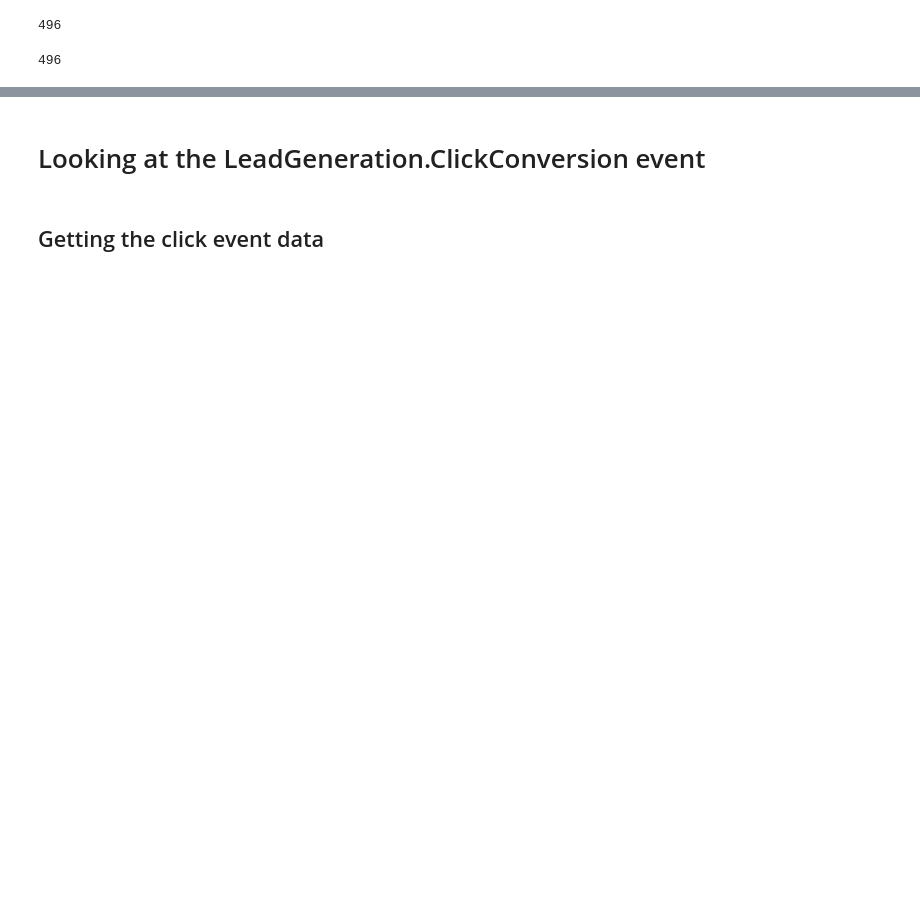
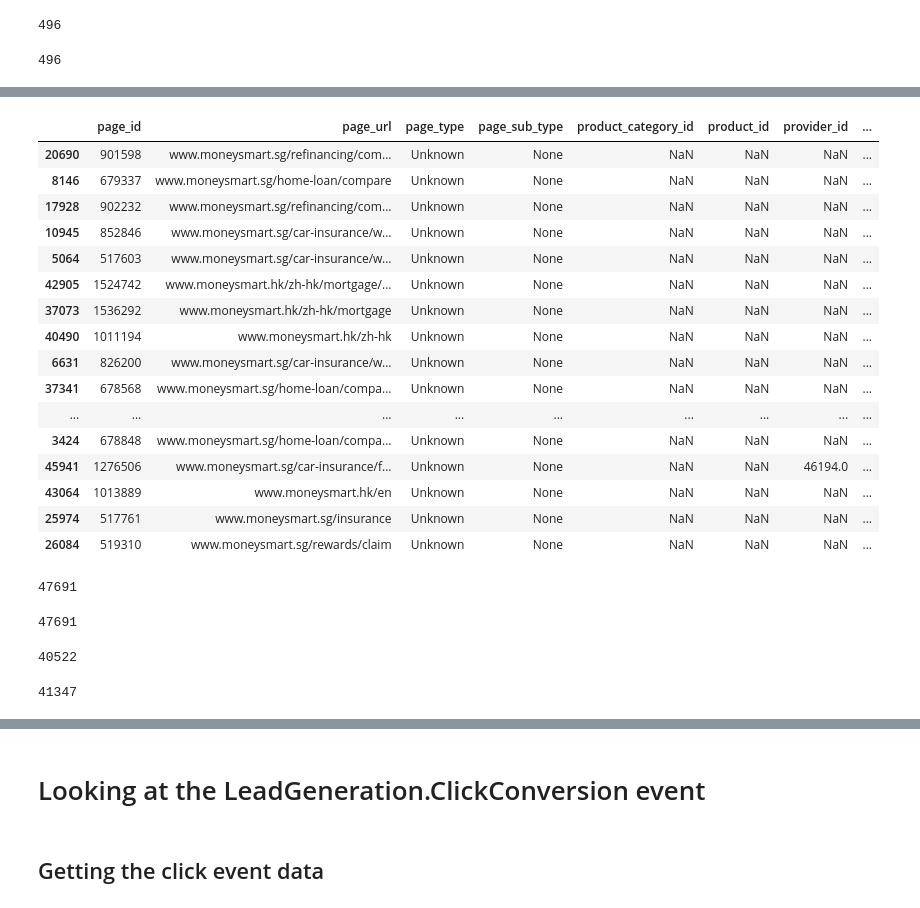
Before and after one commit to moneysmartco/blog-jupyter-notebooks, a Jupyter notebook: apply_click_analyis.ipynb, the cells around one changed output, grey strips where cells are left out. Cells and saved outputs as stored; diff of their text form; code cells hidden in the pictures; blank space fills up the shorter version.

```diff
--- a/apply_click_analyis.ipynb
+++ b/apply_click_analyis.ipynb
@@ -95,0 +779,2 @@ len(providers_channels)
+# %%
+pages_types_merged_dev = pages_types_combined.merge(page_type_merged_col, how="left", left_index=True, right_index=True)
@@ -95,0 +802,20 @@ len(providers_channels)
+# %%
+pages_types_merged_dev[(pages_types_merged_dev.page_type_merged=="misc_shop") & (pages_types_merged_dev.page_sub_type_merged=="unknown")].sort_values("event_count_athena", ascending = False).head(20)
+# %% [output]
+|  | page_id | page_url | page_type | page_sub_type | product_category_id | product_id | provider_id | ... |
+| 20690 | 901598 | www.moneysmart.sg/refinancing/com... | Unknown | None | NaN | NaN | NaN | ... |
+| 8146 | 679337 | www.moneysmart.sg/home-loan/compare | Unknown | None | NaN | NaN | NaN | ... |
+| 17928 | 902232 | www.moneysmart.sg/refinancing/com... | Unknown | None | NaN | NaN | NaN | ... |
+| 10945 | 852846 | www.moneysmart.sg/car-insurance/w... | Unknown | None | NaN | NaN | NaN | ... |
+| 5064 | 517603 | www.moneysmart.sg/car-insurance/w... | Unknown | None | NaN | NaN | NaN | ... |
+| 42905 | 1524742 | www.moneysmart.hk/zh-hk/mortgage/... | Unknown | None | NaN | NaN | NaN | ... |
+| 37073 | 1536292 | www.moneysmart.hk/zh-hk/mortgage | Unknown | None | NaN | NaN | NaN | ... |
+| 40490 | 1011194 | www.moneysmart.hk/zh-hk | Unknown | None | NaN | NaN | NaN | ... |
+| 6631 | 826200 | www.moneysmart.sg/car-insurance/w... | Unknown | None | NaN | NaN | NaN | ... |
+| 37341 | 678568 | www.moneysmart.sg/home-loan/compa... | Unknown | None | NaN | NaN | NaN | ... |
+| ... | ... | ... | ... | ... | ... | ... | ... | ... |
+| 3424 | 678848 | www.moneysmart.sg/home-loan/compa... | Unknown | None | NaN | NaN | NaN | ... |
+| 45941 | 1276506 | www.moneysmart.sg/car-insurance/f... | Unknown | None | NaN | NaN | 46194.0 | ... |
+| 43064 | 1013889 | www.moneysmart.hk/en | Unknown | None | NaN | NaN | NaN | ... |
+| 25974 | 517761 | www.moneysmart.sg/insurance | Unknown | None | NaN | NaN | NaN | ... |
+| 26084 | 519310 | www.moneysmart.sg/rewards/claim | Unknown | None | NaN | NaN | NaN | ... |
@@ -95,0 +826,17 @@ len(providers_channels)
+# %%
+len(pages_types_merged)
+# %% [output]
+47691
+# %%
+len(pages)
+# %% [output]
+47691
+# %%
+# we should have fewer grouping by canonical as it removes the AB test urls
+len(pages_types_merged.groupby(["canonical_url"]))
+# %% [output]
+40522
+# %%
+len(pages_types_merged.groupby(["canonical_url", "page_type", "page_sub_type"]))
+# %% [output]
+41347
```
Also changed, not shown: parts of 158 cells of this notebook, 1 other file.
